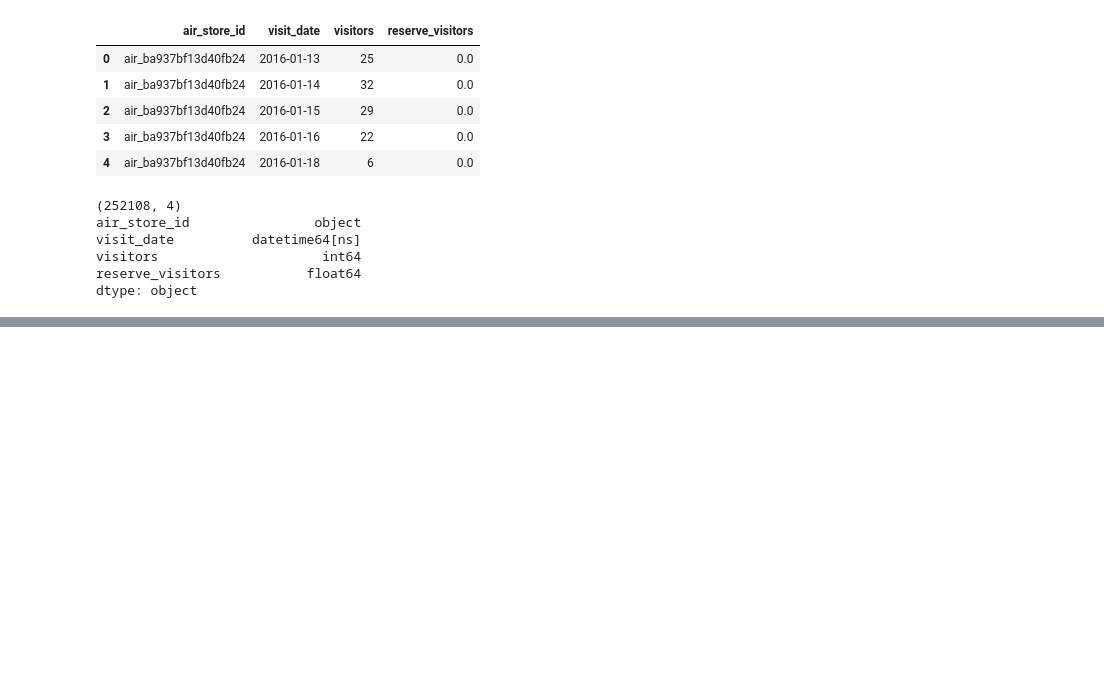
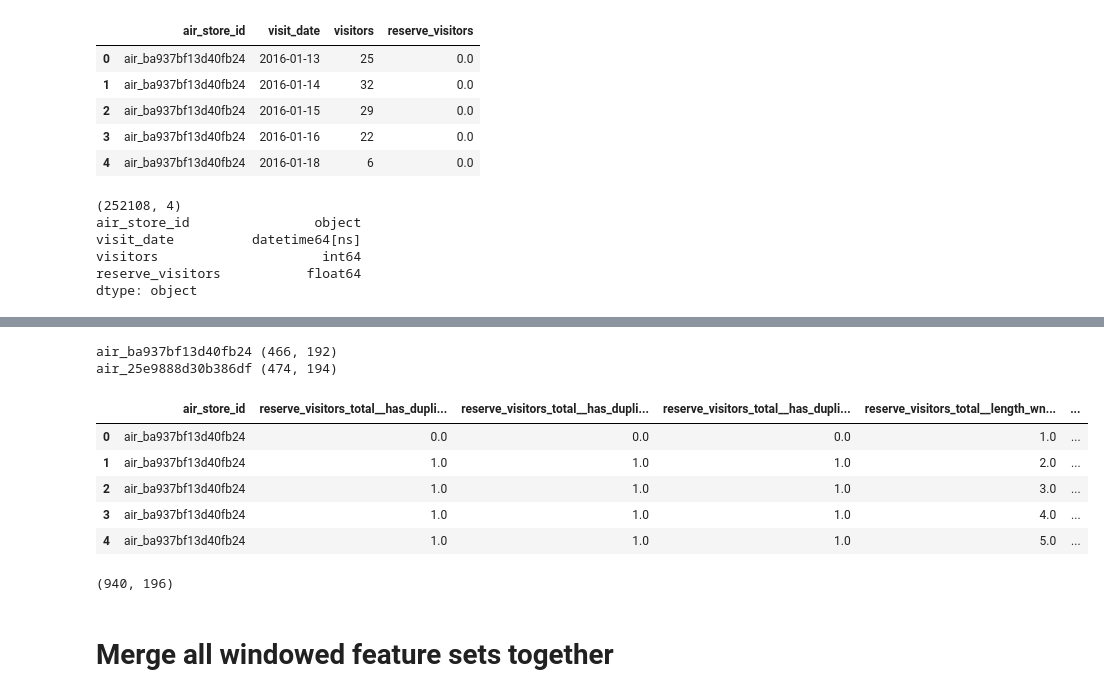
Before and after one commit to QuasiCoherentLabs/recruitVisitorForecasting, a Jupyter notebook: Notebooks/public/time_series_forecasting_feature_eng_tsfresh.ipynb, the cells around one changed output, grey strips where cells are left out. Saved outputs shown, nothing was run; the diff lists cells and outputs as text; code cells hidden in the pictures; blank space fills up the shorter version.

```diff
--- a/Notebooks/public/time_series_forecasting_feature_eng_tsfresh.ipynb
+++ b/Notebooks/public/time_series_forecasting_feature_eng_tsfresh.ipynb
@@ -177,0 +567,17 @@ tsroll
+# %%
+%%time
+
+# The option to pass in a dictionary of dataframes is not working properly.
+# After passing dictionary with two dataframes, and calling dropna(axis=1) in the
+# resulting extracted features, there are no columns left. There should be at least
+# as many columns as there were left after calling dropna(axis=1) in the
+# extracted features from just passing in a single dataframe (which was a non-zero number).
+
+ext_alltime = {
+    air_store_id: extract_features(
+        tsroll_alltime[air_store_id],
+        column_id="air_store_id",
+        column_sort="visit_date"
+    )
+    for air_store_id in tsroll_alltime.keys()
+}
@@ -177,0 +587,34 @@ tsroll
+# %%
+ext_alltime = {
+    air_store_id: drop_features(ext_alltime[air_store_id])
+    for air_store_id in ext_alltime.keys()
+}
+# %%
+for key in ext_alltime.keys():
+    print(key, ext_alltime[key].shape)
+# %% [output]
+air_ba937bf13d40fb24 (466, 192)
+air_25e9888d30b386df (474, 194)
+# %%
+ext_alltime = {
+    air_store_id: clean_ext_df(df=ext_alltime[air_store_id], location_id=air_store_id, wndw='alltime')
+    for air_store_id in ext_alltime.keys()
+}
+# %%
+ealltime = pd.concat(
+    objs=list(ext_alltime.values()),
+    ignore_index=True
+)
+# %%
+ealltime.head()
+ealltime.shape
+# %% [output]
+|  | air_store_id | reserve_visitors_total__has_dupli... | reserve_visitors_total__has_dupli... | reserve_visitors_total__has_dupli... | reserve_visitors_total__length_wn... | ... |
+| 0 | air_ba937bf13d40fb24 | 0.0 | 0.0 | 0.0 | 1.0 | ... |
+| 1 | air_ba937bf13d40fb24 | 1.0 | 1.0 | 1.0 | 2.0 | ... |
+| 2 | air_ba937bf13d40fb24 | 1.0 | 1.0 | 1.0 | 3.0 | ... |
+| 3 | air_ba937bf13d40fb24 | 1.0 | 1.0 | 1.0 | 4.0 | ... |
+| 4 | air_ba937bf13d40fb24 | 1.0 | 1.0 | 1.0 | 5.0 | ... |
+(940, 196)
+# %% [markdown]
+# Merge all windowed feature sets together
```
Also changed, not shown: parts of 57 cells of this notebook.
